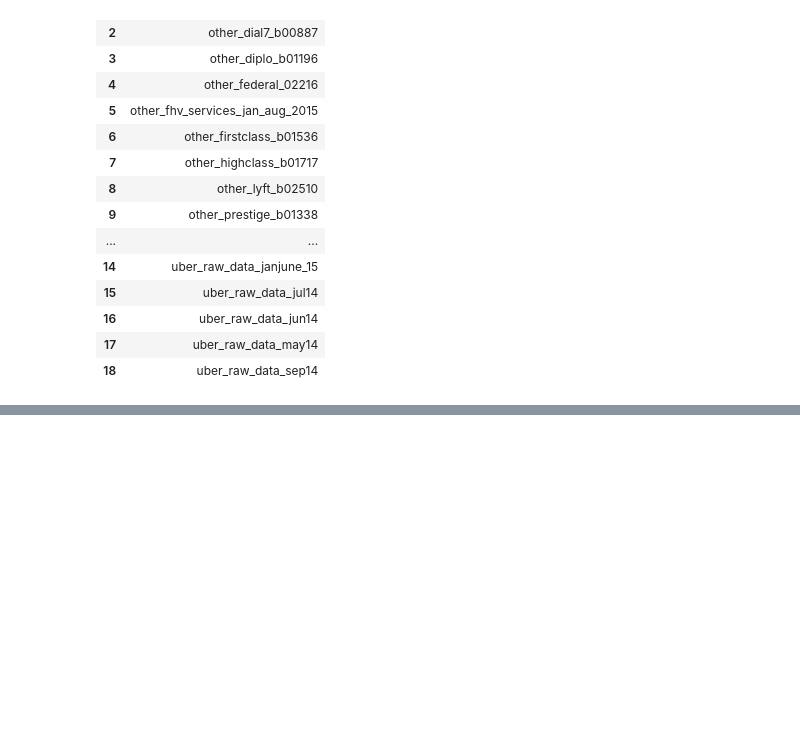
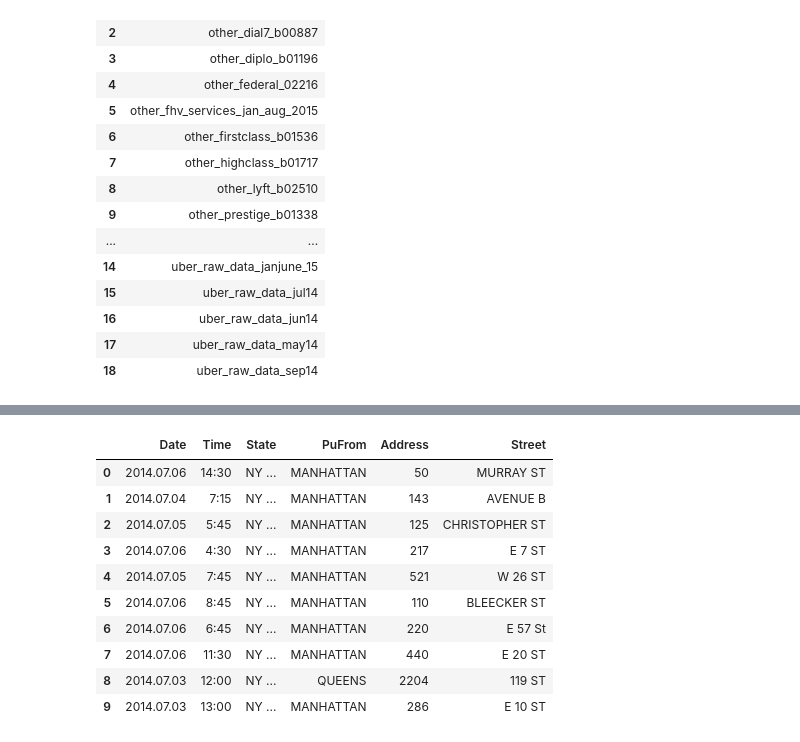
Before and after one commit to abhishekmahto01/DS-365, a Jupyter notebook: Urban_Mobility_Analytics/notebooks/data_discovery.ipynb, the cells around one changed output, grey strips where cells are left out. Cells and saved outputs as stored; diff of their text form; code cells hidden in the pictures; blank space fills up the shorter version.

```diff
--- a/Urban_Mobility_Analytics/notebooks/data_discovery.ipynb
+++ b/Urban_Mobility_Analytics/notebooks/data_discovery.ipynb
@@ -43,0 +217,18 @@ Total tables: 19
+# %%
+show_sample_data(
+    engine,
+    "other_dial7_b00887",
+    10
+)
+# %% [output]
+|  | Date | Time | State | PuFrom | Address | Street |
+| 0 | 2014.07.06 | 14:30 | NY ... | MANHATTAN | 50 | MURRAY ST |
+| 1 | 2014.07.04 | 7:15 | NY ... | MANHATTAN | 143 | AVENUE B |
+| 2 | 2014.07.05 | 5:45 | NY ... | MANHATTAN | 125 | CHRISTOPHER ST |
+| 3 | 2014.07.06 | 4:30 | NY ... | MANHATTAN | 217 | E 7 ST |
+| 4 | 2014.07.05 | 7:45 | NY ... | MANHATTAN | 521 | W 26 ST |
+| 5 | 2014.07.06 | 8:45 | NY ... | MANHATTAN | 110 | BLEECKER ST |
+| 6 | 2014.07.06 | 6:45 | NY ... | MANHATTAN | 220 | E 57 St |
+| 7 | 2014.07.06 | 11:30 | NY ... | MANHATTAN | 440 | E 20 ST |
+| 8 | 2014.07.03 | 12:00 | NY ... | QUEENS | 2204 | 119 ST |
+| 9 | 2014.07.03 | 13:00 | NY ... | MANHATTAN | 286 | E 10 ST |
```
Also changed, not shown: parts of 8 cells of this notebook.
